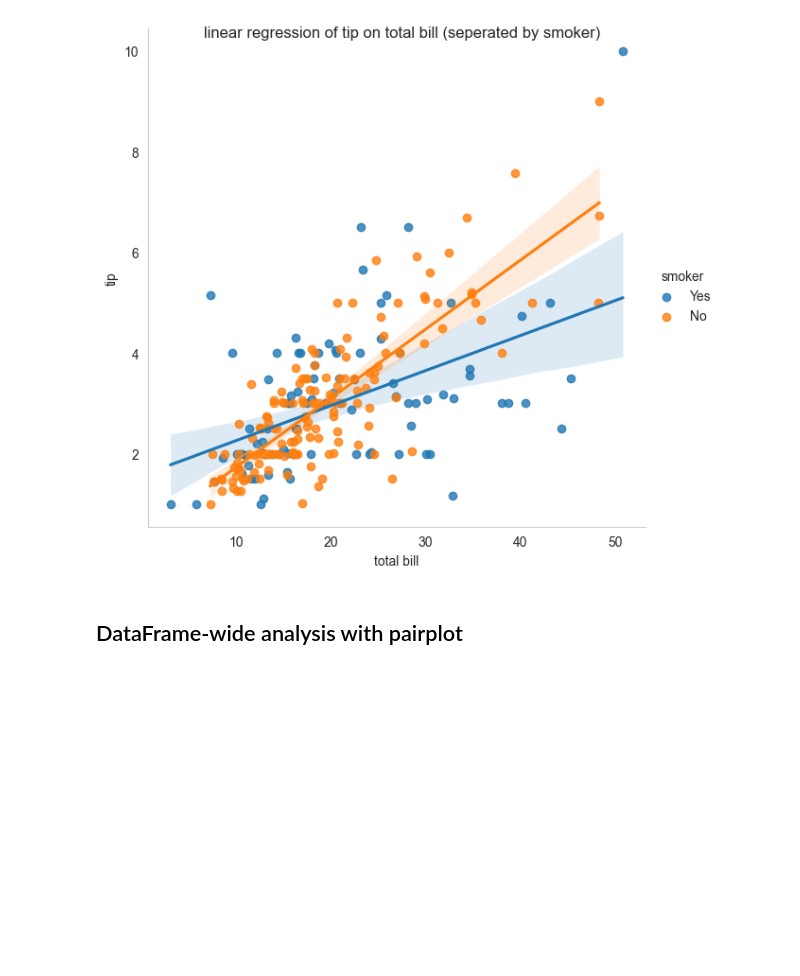
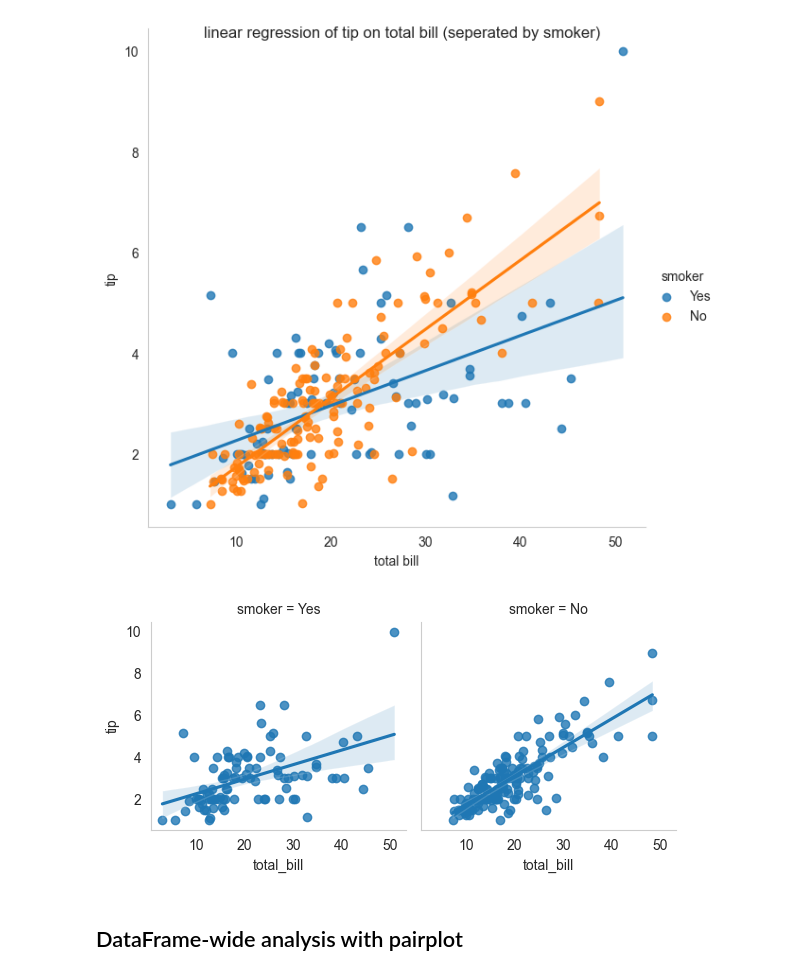
Before and after one commit to RPalmr/data-seaborn-basics, a Jupyter notebook: seaborn-basics.ipynb, the cells around one changed output. Cells and saved outputs as stored; diff of their text form; code cells hidden in the pictures; blank space fills up the shorter version.

Commit message:
update facetgrid

```diff
--- a/seaborn-basics.ipynb
+++ b/seaborn-basics.ipynb
@@ -189,6 +189,13 @@ g.fig.suptitle('linear regression of tip on total bill (seperated by smoker)')
 plt.show()
 # %% [output]
 [figure]
+# %%
+g = sns.FacetGrid(data=df, col="smoker")
+g.map(sns.regplot, 'total_bill', 'tip')
+
+plt.show()
+# %% [output]
+[figure, added]
 # %% [markdown]
 ## DataFrame-wide analysis with pairplot
 # %% [markdown]
```
Also changed, not shown: parts of 1 cell of this notebook.
